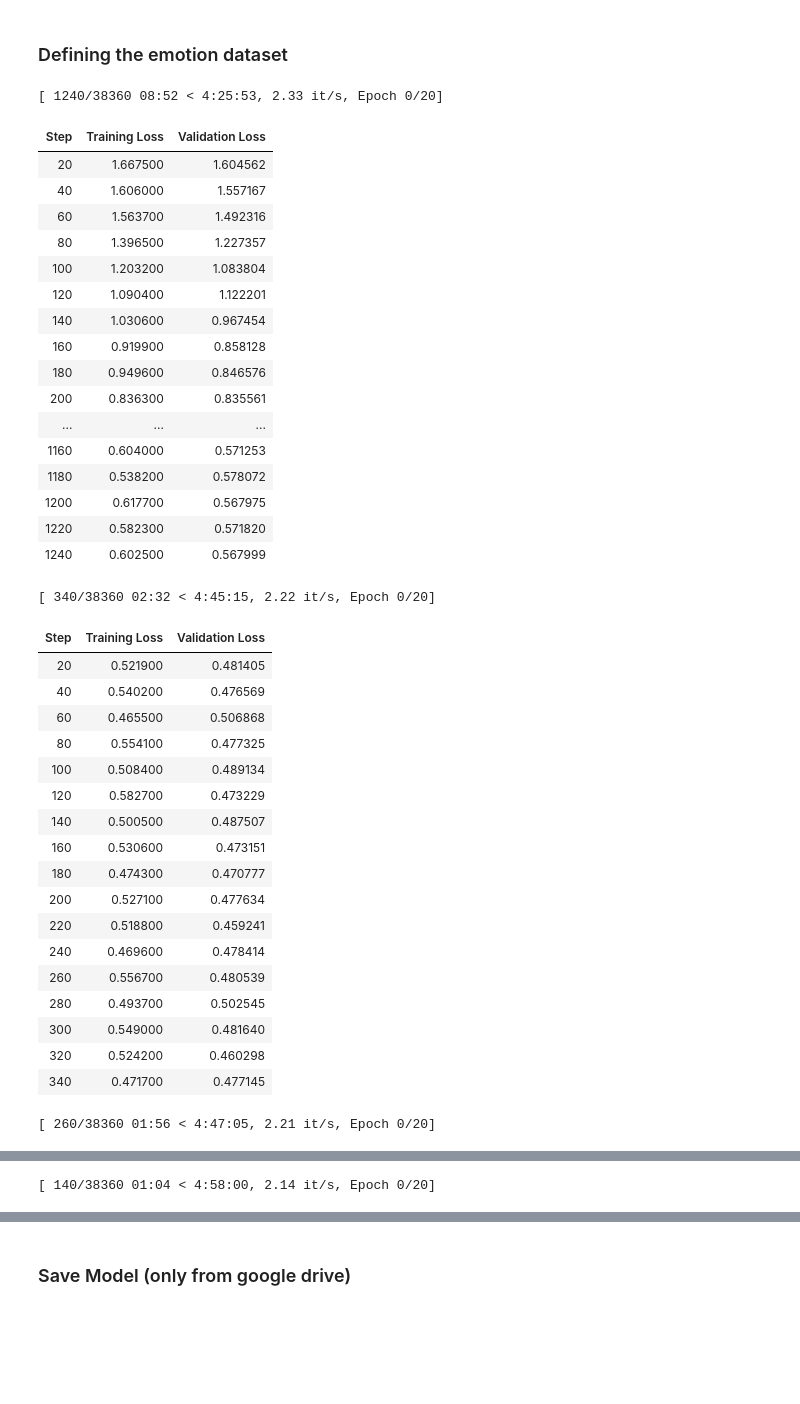
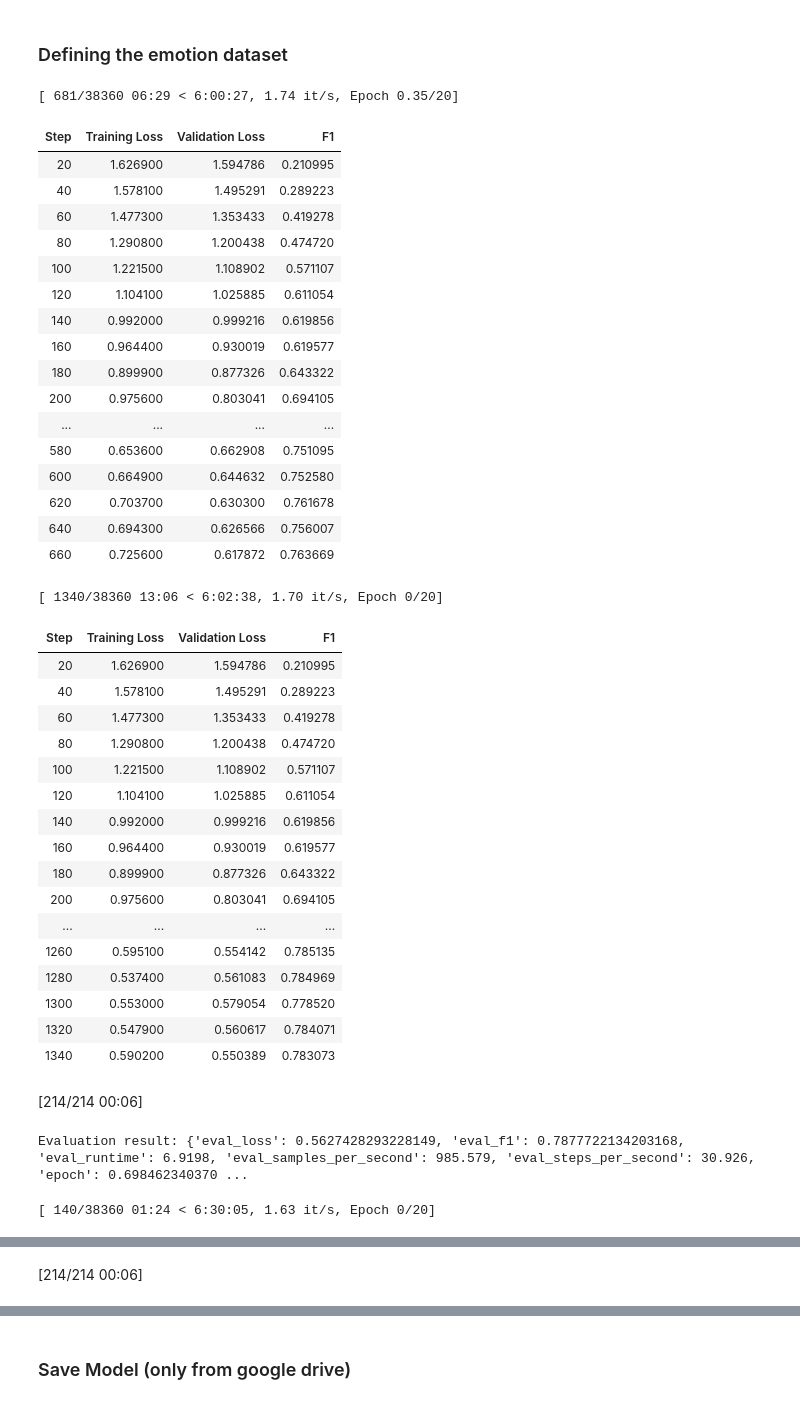
Before and after one commit to rgap/NMA-GoEmotions-Project, a Jupyter notebook: notebooks/15_model_building_bertClassifier_5classes_newmapping_f1_opt.ipynb, the cells around one changed output, grey strips where cells are left out. Drawn from its saved outputs; the diff is of its cells as text; code cells hidden in the pictures; blank space fills up the shorter version.

```diff
--- a/notebooks/15_model_building_bertClassifier_5classes_newmapping_f1_opt.ipynb
+++ b/notebooks/15_model_building_bertClassifier_5classes_newmapping_f1_opt.ipynb
@@ -315,7 +315,6 @@ training_args = TrainingArguments(
     # save_total_limit=2,  # Limit the total amount of checkpoints. Deletes the older checkpoints.
     metric_for_best_model="f1",
     greater_is_better=True,  # F1 score should be maximized
-    load_best_model_at_end=True,
 )
 
 # Train model with cross-validation
@@ -329,68 +328,69 @@ for train_dataset_fold, val_dataset_fold in datasets:
         model=model,
         args=training_args,
         train_dataset=train_dataset_fold,
         eval_dataset=val_dataset_fold,
         compute_metrics=compute_f1,
         callbacks=[EarlyStoppingCallback(early_stopping_patience=6)]
     )
     train_result = trainer.train()
 
     # Extract loss and F1 score values from the logs
     for log in trainer.state.log_history:
         if 'loss' in log:
             all_train_losses.append(log['loss'])
         if 'eval_loss' in log:
             all_eval_losses.append(log['eval_loss'])
         if 'f1' in log:
             all_train_f1_scores.append(log['f1'])
         if 'eval_f1' in log:
             all_eval_f1_scores.append(log['eval_f1'])
 
     # Evaluate the model on the validation set
     eval_result = trainer.evaluate()
     print(f"Evaluation result: {eval_result}")
 
 # Print summary statistics
 print(f"Average train loss: {np.mean(all_train_losses):.4f}")
 print(f"Average eval loss: {np.mean(all_eval_losses):.4f}")
 print(f"Average train F1 score: {np.mean(all_train_f1_scores):.4f}")
 print(f"Average eval F1 score: {np.mean(all_eval_f1_scores):.4f}")
 # %% [output]
-[ 1240/38360 08:52 < 4:25:53, 2.33 it/s, Epoch 0/20]
+[ 681/38360 06:29 < 6:00:27, 1.74 it/s, Epoch 0.35/20]
-| Step | Training Loss | Validation Loss |
-| 20 | 1.667500 | 1.604562 |
-| 40 | 1.606000 | 1.557167 |
-| 60 | 1.563700 | 1.492316 |
-| 80 | 1.396500 | 1.227357 |
-| 100 | 1.203200 | 1.083804 |
-| 120 | 1.090400 | 1.122201 |
-| 140 | 1.030600 | 0.967454 |
-| 160 | 0.919900 | 0.858128 |
-| 180 | 0.949600 | 0.846576 |
-| 200 | 0.836300 | 0.835561 |
-| ... | ... | ... |
-| 1160 | 0.604000 | 0.571253 |
-| 1180 | 0.538200 | 0.578072 |
-| 1200 | 0.617700 | 0.567975 |
-| 1220 | 0.582300 | 0.571820 |
-| 1240 | 0.602500 | 0.567999 |
+| Step | Training Loss | Validation Loss | F1 |
+| 20 | 1.626900 | 1.594786 | 0.210995 |
+| 40 | 1.578100 | 1.495291 | 0.289223 |
+| 60 | 1.477300 | 1.353433 | 0.419278 |
+| 80 | 1.290800 | 1.200438 | 0.474720 |
+| 100 | 1.221500 | 1.108902 | 0.571107 |
+| 120 | 1.104100 | 1.025885 | 0.611054 |
+| 140 | 0.992000 | 0.999216 | 0.619856 |
+| 160 | 0.964400 | 0.930019 | 0.619577 |
+| 180 | 0.899900 | 0.877326 | 0.643322 |
+| 200 | 0.975600 | 0.803041 | 0.694105 |
+| ... | ... | ... | ... |
+| 580 | 0.653600 | 0.662908 | 0.751095 |
+| 600 | 0.664900 | 0.644632 | 0.752580 |
+| 620 | 0.703700 | 0.630300 | 0.761678 |
+| 640 | 0.694300 | 0.626566 | 0.756007 |
+| 660 | 0.725600 | 0.617872 | 0.763669 |
-[ 340/38360 02:32 < 4:45:15, 2.22 it/s, Epoch 0/20]
+[ 1340/38360 13:06 < 6:02:38, 1.70 it/s, Epoch 0/20]
-| Step | Training Loss | Validation Loss |
-| 20 | 0.521900 | 0.481405 |
-| 40 | 0.540200 | 0.476569 |
-| 60 | 0.465500 | 0.506868 |
-| 80 | 0.554100 | 0.477325 |
-| 100 | 0.508400 | 0.489134 |
-| 120 | 0.582700 | 0.473229 |
-| 140 | 0.500500 | 0.487507 |
-| 160 | 0.530600 | 0.473151 |
-| 180 | 0.474300 | 0.470777 |
-| 200 | 0.527100 | 0.477634 |
-| 220 | 0.518800 | 0.459241 |
-| 240 | 0.469600 | 0.478414 |
-| 260 | 0.556700 | 0.480539 |
-| 280 | 0.493700 | 0.502545 |
-| 300 | 0.549000 | 0.481640 |
-| 320 | 0.524200 | 0.460298 |
-| 340 | 0.471700 | 0.477145 |
+| Step | Training Loss | Validation Loss | F1 |
+| 20 | 1.626900 | 1.594786 | 0.210995 |
+| 40 | 1.578100 | 1.495291 | 0.289223 |
+| 60 | 1.477300 | 1.353433 | 0.419278 |
+| 80 | 1.290800 | 1.200438 | 0.474720 |
+| 100 | 1.221500 | 1.108902 | 0.571107 |
+| 120 | 1.104100 | 1.025885 | 0.611054 |
+| 140 | 0.992000 | 0.999216 | 0.619856 |
+| 160 | 0.964400 | 0.930019 | 0.619577 |
+| 180 | 0.899900 | 0.877326 | 0.643322 |
+| 200 | 0.975600 | 0.803041 | 0.694105 |
+| ... | ... | ... | ... |
+| 1260 | 0.595100 | 0.554142 | 0.785135 |
+| 1280 | 0.537400 | 0.561083 | 0.784969 |
+| 1300 | 0.553000 | 0.579054 | 0.778520 |
+| 1320 | 0.547900 | 0.560617 | 0.784071 |
+| 1340 | 0.590200 | 0.550389 | 0.783073 |
+[214/214 00:06]
-[ 260/38360 01:56 < 4:47:05, 2.21 it/s, Epoch 0/20]
+Evaluation result: {'eval_loss': 0.5627428293228149, 'eval_f1': 0.7877722134203168, 'eval_runtime': 6.9198, 'eval_samples_per_second': 985.579, 'eval_steps_per_second': 30.926, 'epoch': 0.698462340370 ...
+[ 140/38360 01:24 < 6:30:05, 1.63 it/s, Epoch 0/20]
@@ -411 +405 @@ print(f"Average eval F1 score: {np.mean(all_eval_f1_scores):.4f}")
-[ 140/38360 01:04 < 4:58:00, 2.14 it/s, Epoch 0/20]
+[214/214 00:06]
```
Also changed, not shown: parts of 6 cells of this notebook, 2 other files.
